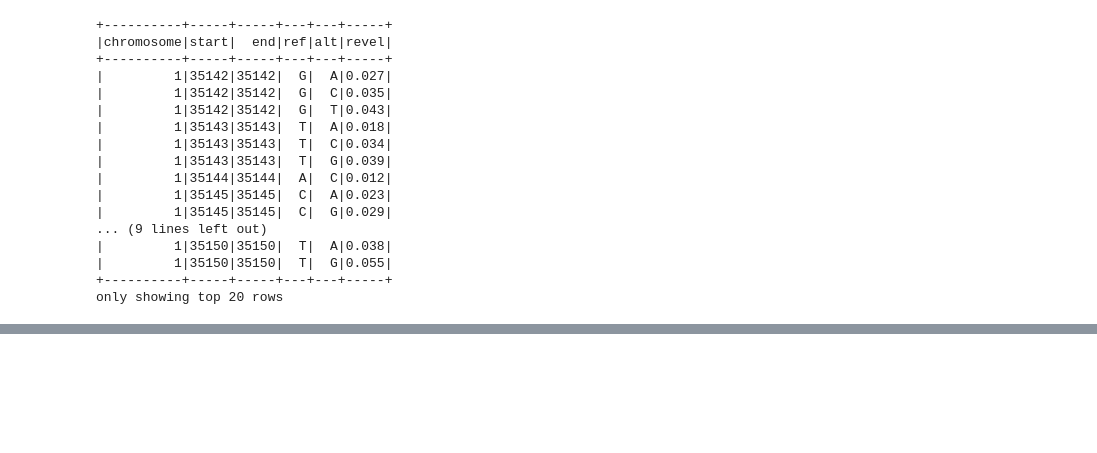
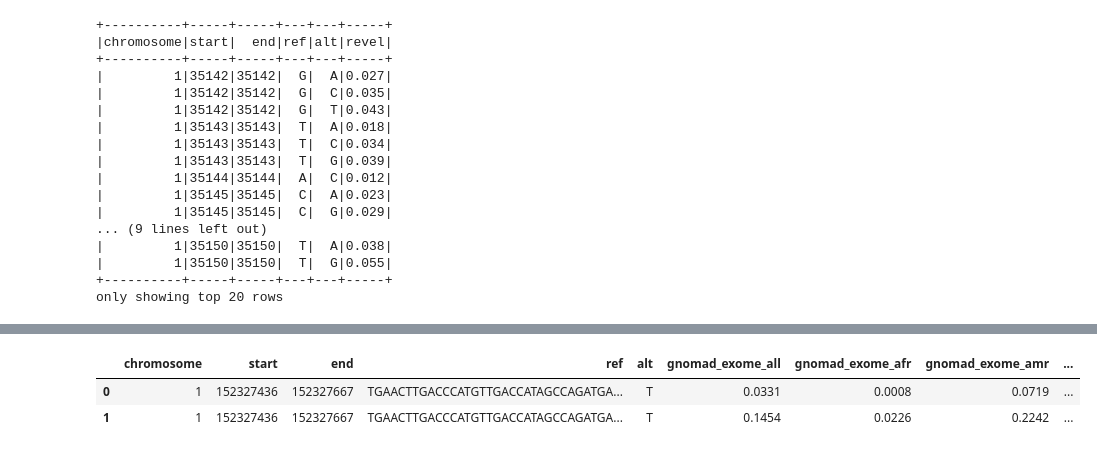
Before and after one commit to mining-information-for-you/ha-bioinformatica, a Jupyter notebook: annovar/notebooks/01_explore_annovar_datasets.ipynb, the cells around one changed output, grey strips where cells are left out. Saved outputs shown, nothing was run; the diff lists cells and outputs as text; code cells hidden in the pictures; blank space fills up the shorter version.

```diff
--- a/annovar/notebooks/01_explore_annovar_datasets.ipynb
+++ b/annovar/notebooks/01_explore_annovar_datasets.ipynb
@@ -239,0 +354,2 @@ only showing top 20 rows
+# %%
+hg19_gnomad_exome_pandas_df = hg19_gnomad_exome_df.where("chromosome = 1 AND start = 152327436 AND end = 152327667 AND alt = 'T'").select("*").toPandas()
@@ -239,0 +361,6 @@ only showing top 20 rows
+# %%
+hg19_gnomad_exome_pandas_df
+# %% [output]
+|  | chromosome | start | end | ref | alt | gnomad_exome_all | gnomad_exome_afr | gnomad_exome_amr | ... |
+| 0 | 1 | 152327436 | 152327667 | TGAACTTGACCCATGTTGACCATAGCCAGATGA... | T | 0.0331 | 0.0008 | 0.0719 | ... |
+| 1 | 1 | 152327436 | 152327667 | TGAACTTGACCCATGTTGACCATAGCCAGATGA... | T | 0.1454 | 0.0226 | 0.2242 | ... |
```
Also changed, not shown: parts of 30 cells of this notebook.
